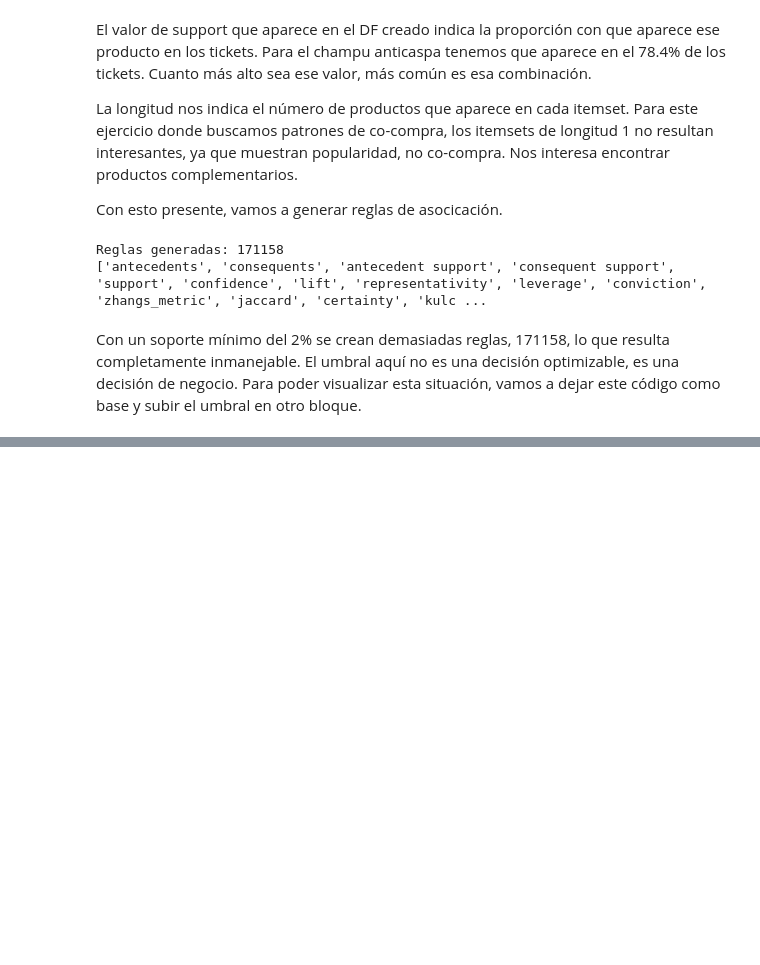
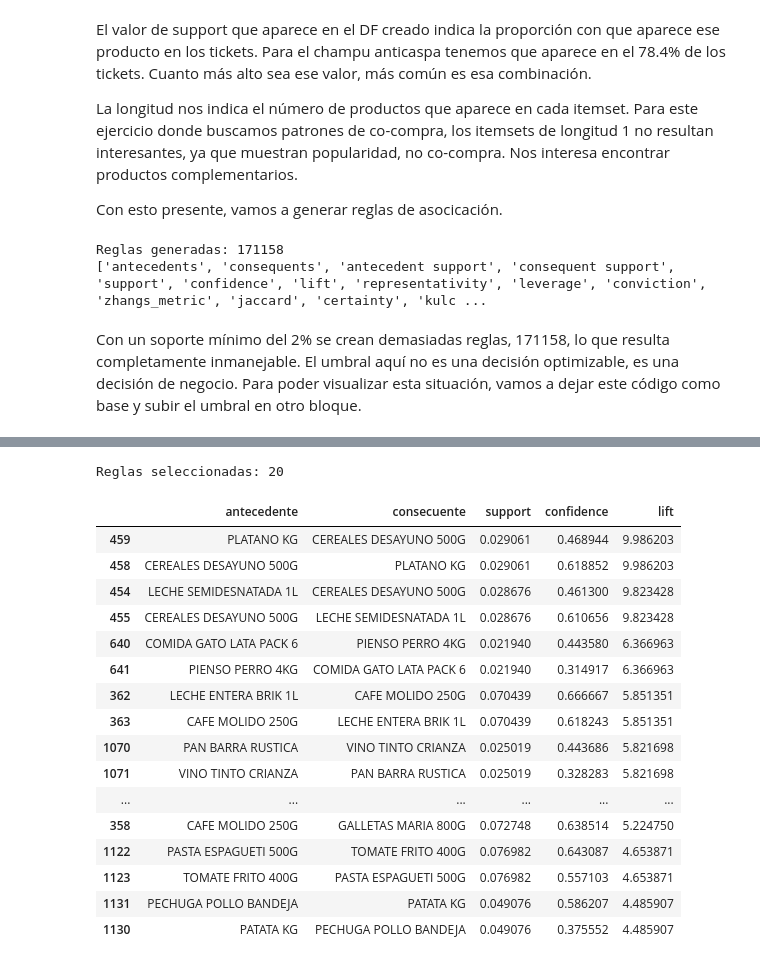
Before and after one commit to ivanfondo/Portafolio-Data-Science-Python, a Jupyter notebook: SistemaRecomendacionHibrido/SistemaHibrido.ipynb, the cells around one changed output, grey strips where cells are left out. Saved outputs shown, nothing was run; the diff lists cells and outputs as text; code cells hidden in the pictures; blank space fills up the shorter version.

```diff
--- a/SistemaRecomendacionHibrido/SistemaHibrido.ipynb
+++ b/SistemaRecomendacionHibrido/SistemaHibrido.ipynb
@@ -659,0 +665,34 @@ Reglas tras filtrar: 3041
+# %%
+# Nos quedamos con las reglas más fuertes y las simplificamos a 1→1 producto
+reglas_top = reglas[
+    (reglas["antecedents"].apply(len) == 1) &
+    (reglas["consequents"].apply(len) == 1) &
+    (reglas["lift"] >= 1.5)
+].copy()
+
+# Convertimos los frozensets a strings legibles
+reglas_top["antecedente"] = reglas_top["antecedents"].apply(lambda x: list(x)[0])
+reglas_top["consecuente"] = reglas_top["consequents"].apply(lambda x: list(x)[0])
+
+reglas_top = reglas_top.sort_values("lift", ascending=False).head(20)
+print(f"Reglas seleccionadas: {len(reglas_top)}")
+reglas_top[["antecedente", "consecuente", "support", "confidence", "lift"]]
+# %% [output]
+Reglas seleccionadas: 20
+|  | antecedente | consecuente | support | confidence | lift |
+| 459 | PLATANO KG | CEREALES DESAYUNO 500G | 0.029061 | 0.468944 | 9.986203 |
+| 458 | CEREALES DESAYUNO 500G | PLATANO KG | 0.029061 | 0.618852 | 9.986203 |
+| 454 | LECHE SEMIDESNATADA 1L | CEREALES DESAYUNO 500G | 0.028676 | 0.461300 | 9.823428 |
+| 455 | CEREALES DESAYUNO 500G | LECHE SEMIDESNATADA 1L | 0.028676 | 0.610656 | 9.823428 |
+| 640 | COMIDA GATO LATA PACK 6 | PIENSO PERRO 4KG | 0.021940 | 0.443580 | 6.366963 |
+| 641 | PIENSO PERRO 4KG | COMIDA GATO LATA PACK 6 | 0.021940 | 0.314917 | 6.366963 |
+| 362 | LECHE ENTERA BRIK 1L | CAFE MOLIDO 250G | 0.070439 | 0.666667 | 5.851351 |
+| 363 | CAFE MOLIDO 250G | LECHE ENTERA BRIK 1L | 0.070439 | 0.618243 | 5.851351 |
+| 1070 | PAN BARRA RUSTICA | VINO TINTO CRIANZA | 0.025019 | 0.443686 | 5.821698 |
+| 1071 | VINO TINTO CRIANZA | PAN BARRA RUSTICA | 0.025019 | 0.328283 | 5.821698 |
+| ... | ... | ... | ... | ... | ... |
+| 358 | CAFE MOLIDO 250G | GALLETAS MARIA 800G | 0.072748 | 0.638514 | 5.224750 |
+| 1122 | PASTA ESPAGUETI 500G | TOMATE FRITO 400G | 0.076982 | 0.643087 | 4.653871 |
+| 1123 | TOMATE FRITO 400G | PASTA ESPAGUETI 500G | 0.076982 | 0.557103 | 4.653871 |
+| 1131 | PECHUGA POLLO BANDEJA | PATATA KG | 0.049076 | 0.586207 | 4.485907 |
+| 1130 | PATATA KG | PECHUGA POLLO BANDEJA | 0.049076 | 0.375552 | 4.485907 |
```
Also changed, not shown: parts of 13 cells of this notebook, 4 other files.
